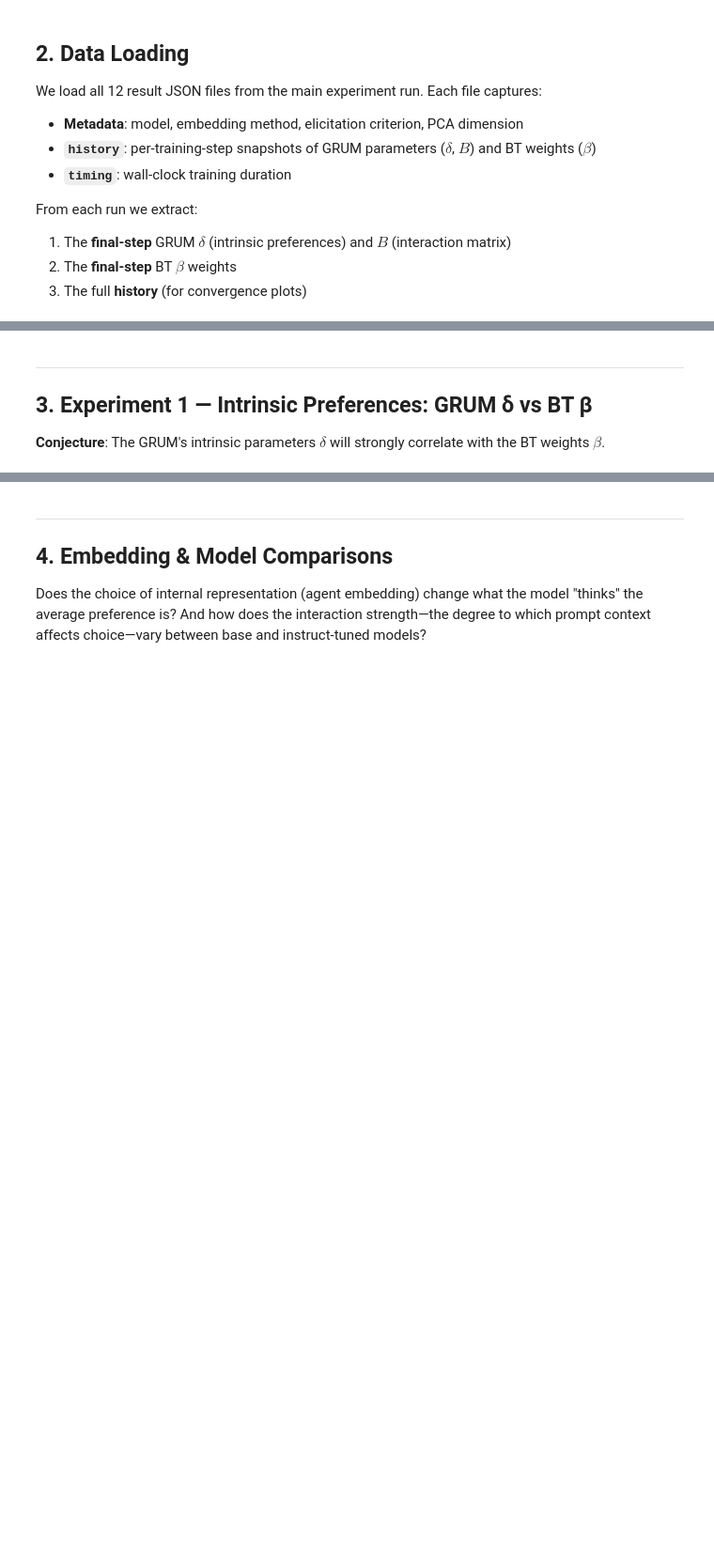
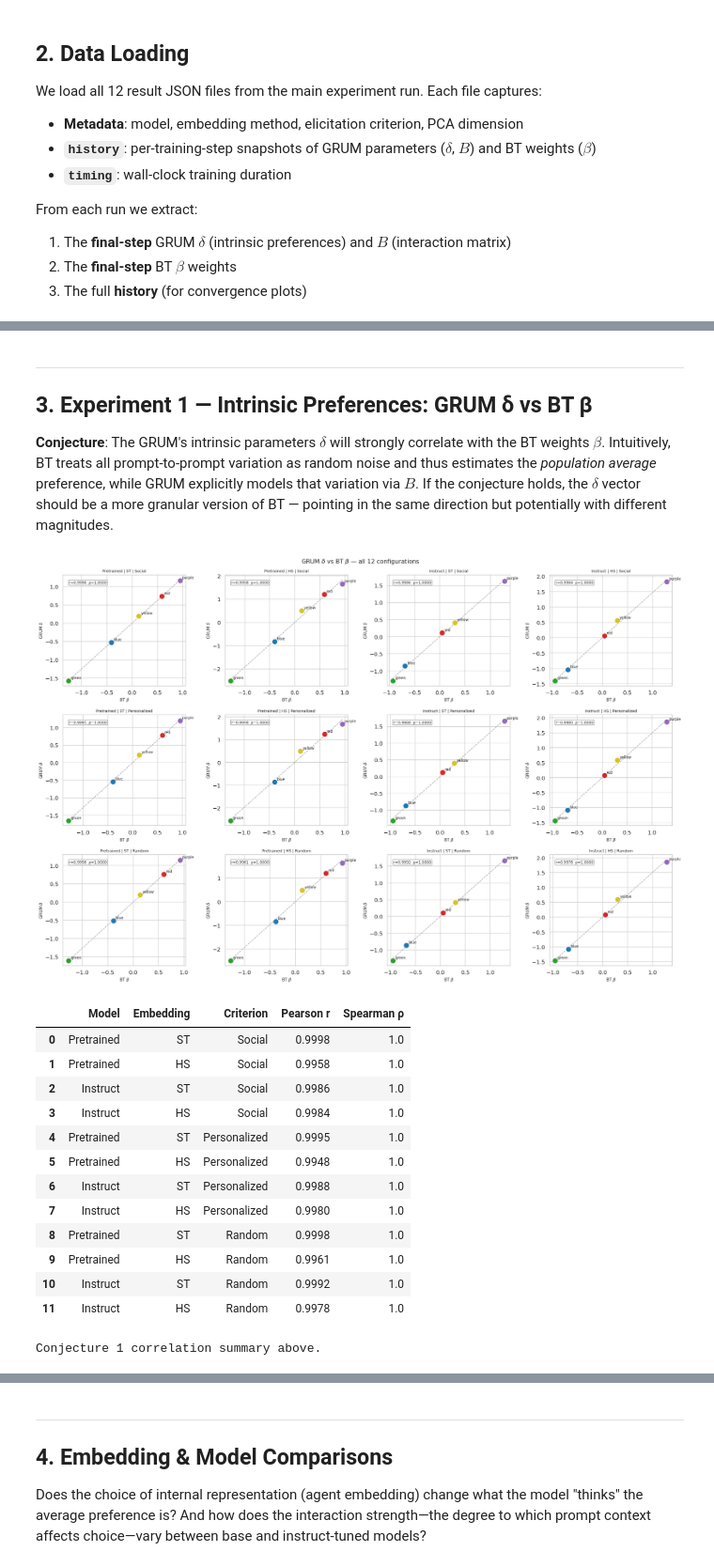
Before and after one commit to lotanamit5/grum4llm, a Jupyter notebook: notebooks/llm_colors.ipynb, the cells around one changed output, grey strips where cells are left out. Shown at 94% size. Drawn from its saved outputs; the diff is of its cells as text; code cells hidden in the pictures; blank space fills up the shorter version.

Commit message:
Finalized colors notebook

```diff
--- a/notebooks/llm_colors.ipynb
+++ b/notebooks/llm_colors.ipynb
@@ -132,23 +149,66 @@ df_meta[["Model", "Embedding", "Criterion", "pca_dim", "steps"]]
 
 ## 3. Experiment 1 — Intrinsic Preferences: GRUM δ vs BT β
 
-**Conjecture**: The GRUM's intrinsic parameters $\delta$ will strongly correlate with the BT weights $\beta$.
+**Conjecture**: The GRUM's intrinsic parameters $\delta$ will strongly correlate with the BT weights $\beta$. Intuitively, BT treats all prompt-to-prompt variation as random noise and thus estimates the *population average* preference, while GRUM explicitly models that variation via $B$. If the conjecture holds, the $\delta$ vector should be a more granular version of BT — pointing in the same direction but potentially with different magnitudes.
 # %%
-# ── Figure 1: GRUM δ vs BT β scatter ─────────────
+# ── Figure 1: GRUM δ vs BT β scatter, 3×4 grid (all 12 configs) ─────────────
 fig, axes = plt.subplots(3, 4, figsize=(20, 13))
 axes = axes.flatten()
 
 corr_records = []
 
-for r in raw_results:
-    pcc, _ = pearsonr(r["delta_grum"], r["beta_bt"])
+for ax, r in zip(axes, raw_results):
+    δ  = r["delta_grum"]
+    β  = r["beta_bt"]
+    pcc, _ = pearsonr(δ, β)
+    scc, _ = spearmanr(δ, β)
+
+    for i, color in enumerate(COLOR_NAMES):
+        ax.scatter(β[i], δ[i], color=COLOR_PALETTE[color], s=140,
+                   zorder=3, edgecolors="white", linewidths=0.8)
+        ax.annotate(color, (β[i], δ[i]), textcoords="offset points",
+                    xytext=(5, 4), fontsize=8)
+
+    m, b = np.polyfit(β, δ, 1)
+    xs   = np.linspace(β.min(), β.max(), 100)
+    ax.plot(xs, m * xs + b, "--", color="grey", linewidth=1.2, alpha=0.7)
+
+    ax.set_title(f"{r['Model']} | {r['Embedding']} | {r['Criterion']}", fontsize=8.5)
+    ax.set_xlabel(r"BT $\beta$", fontsize=9)
+    ax.set_ylabel(r"GRUM $\delta$", fontsize=9)
+    ax.text(0.05, 0.92, f"r={pcc:.4f}  ρ={scc:.4f}",
+            transform=ax.transAxes, fontsize=8, color="#333333",
+            bbox=dict(boxstyle="round,pad=0.2", fc="white", ec="grey", alpha=0.8))
+
     corr_records.append({
         "Model":      r["Model"],
         "Embedding":  r["Embedding"],
         "Criterion":  r["Criterion"],
-        "Pearson r":  pcc,
+        "Pearson r":  round(pcc, 4),
+        "Spearman ρ": round(scc, 4),
     })
+
+fig.tight_layout()
+plt.suptitle(r"GRUM $\delta$ vs BT $\beta$ — all 12 configurations",
+             fontsize=13, y=1.01)
+plt.show()
 
 df_corr_summary = pd.DataFrame(corr_records)
 display(df_corr_summary)
 print("Conjecture 1 correlation summary above.")
+# %% [output]
+[figure, added]
+|  | Model | Embedding | Criterion | Pearson r | Spearman ρ |
+| 0 | Pretrained | ST | Social | 0.9998 | 1.0 |
+| 1 | Pretrained | HS | Social | 0.9958 | 1.0 |
+| 2 | Instruct | ST | Social | 0.9986 | 1.0 |
+| 3 | Instruct | HS | Social | 0.9984 | 1.0 |
+| 4 | Pretrained | ST | Personalized | 0.9995 | 1.0 |
+| 5 | Pretrained | HS | Personalized | 0.9948 | 1.0 |
+| 6 | Instruct | ST | Personalized | 0.9988 | 1.0 |
+| 7 | Instruct | HS | Personalized | 0.9980 | 1.0 |
+| 8 | Pretrained | ST | Random | 0.9998 | 1.0 |
+| 9 | Pretrained | HS | Random | 0.9961 | 1.0 |
+| 10 | Instruct | ST | Random | 0.9992 | 1.0 |
+| 11 | Instruct | HS | Random | 0.9978 | 1.0 |
+Conjecture 1 correlation summary above.
```
Also changed, not shown: parts of 21 cells of this notebook, 1 other file.
